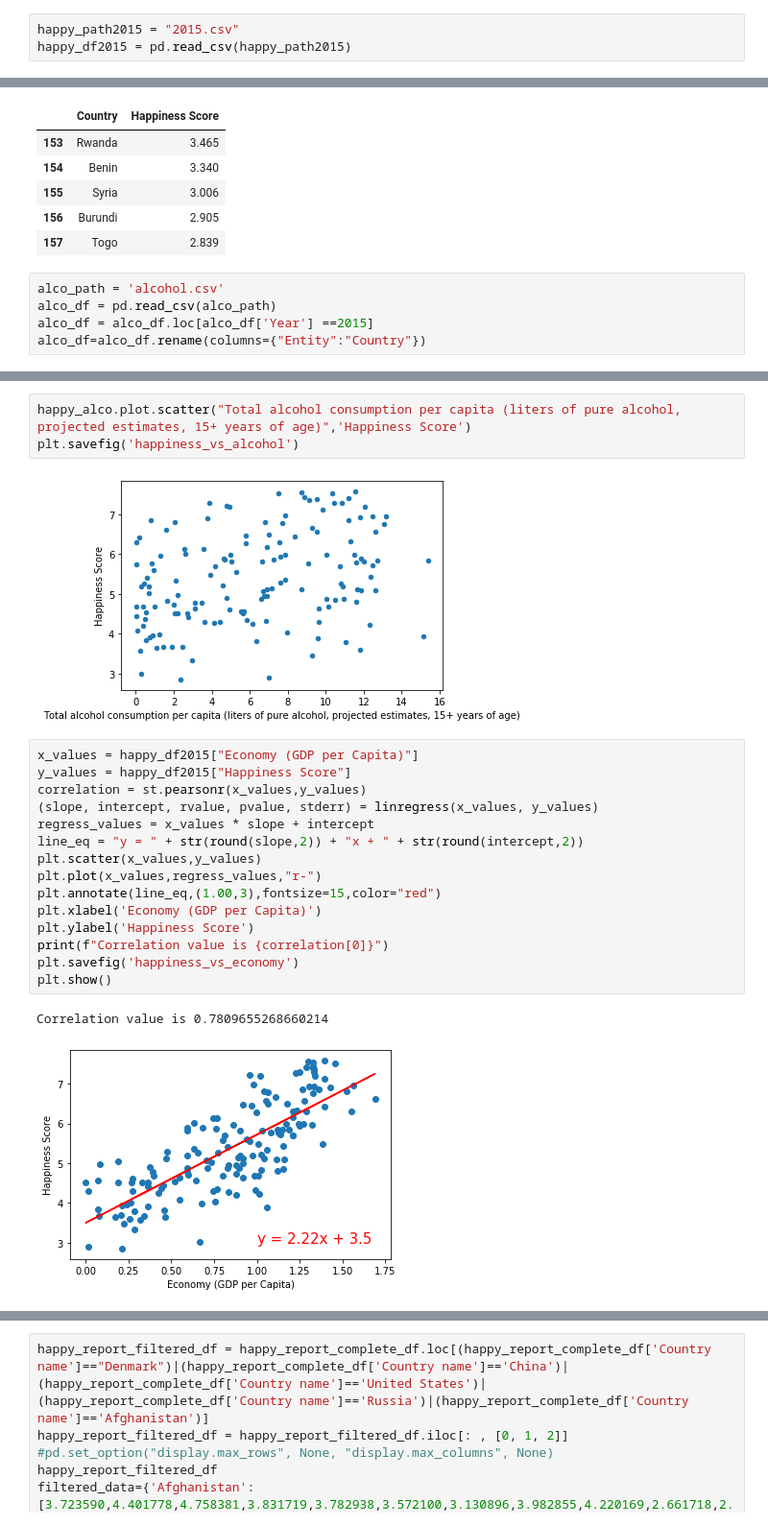
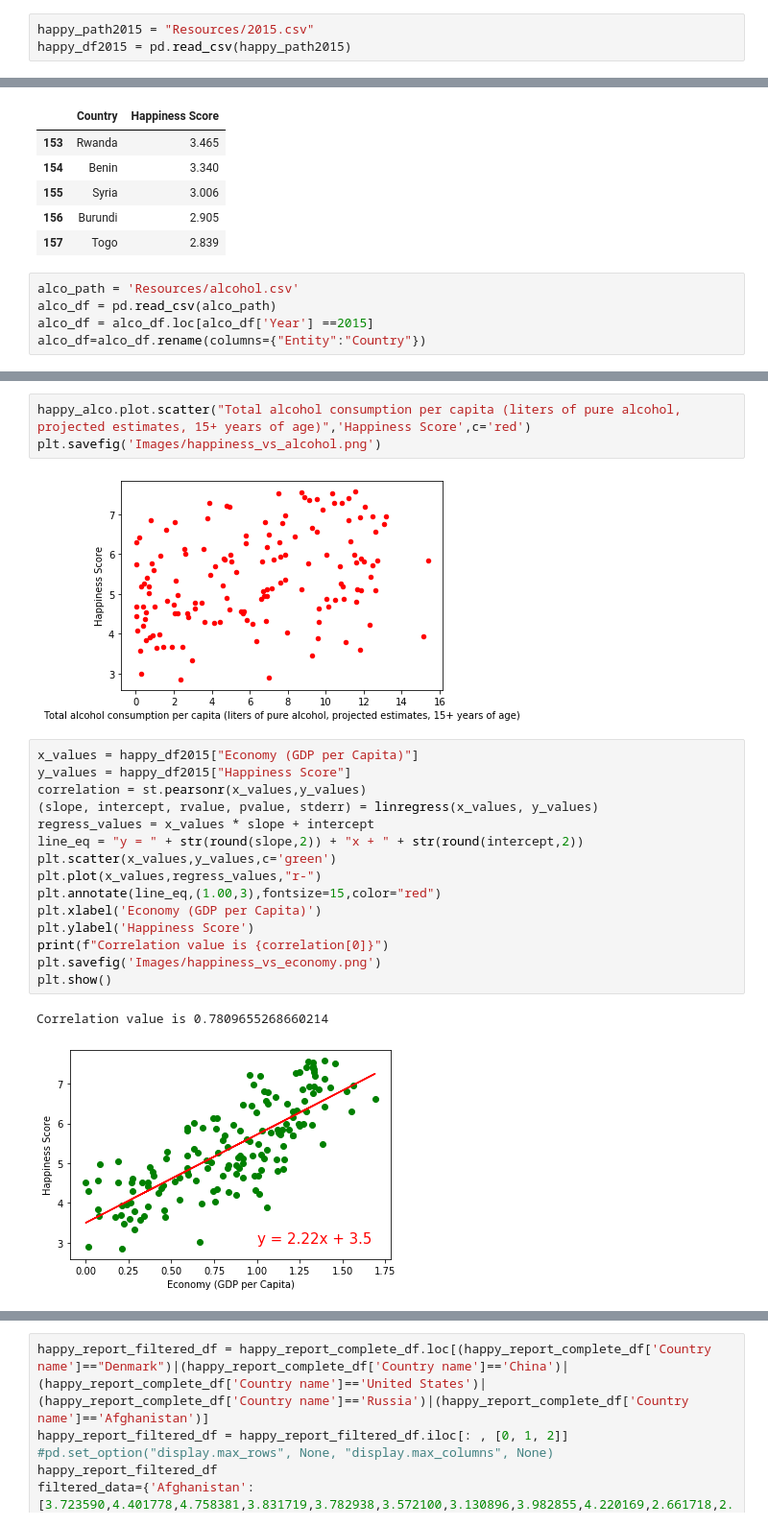
Before and after one commit to ryanmarshall80/project1, a Jupyter notebook: HappinessReport.ipynb, the cells around one changed output, grey strips where cells are left out. Shown at 96% size. Cells and saved outputs as stored; diff of their text form.

```diff
--- a/HappinessReport.ipynb
+++ b/HappinessReport.ipynb
@@ -8,6 +8,6 @@ import requests
 import scipy.stats as st
 from scipy.stats import linregress
 # %%
-happy_path2015 = "2015.csv"
+happy_path2015 = "Resources/2015.csv"
 happy_df2015 = pd.read_csv(happy_path2015)
 # %%
@@ -41,7 +41,7 @@ happy_df2015[['Country','Happiness Score']].tail()
 | 156 | Burundi | 2.905 |
 | 157 | Togo | 2.839 |
 # %%
-alco_path = 'alcohol.csv'
+alco_path = 'Resources/alcohol.csv'
 alco_df = pd.read_csv(alco_path)
 alco_df = alco_df.loc[alco_df['Year'] ==2015]
 alco_df=alco_df.rename(columns={"Entity":"Country"})
@@ -63,26 +63,26 @@ happy_alco.corr()
 | Year | NaN | NaN | NaN | NaN | NaN | NaN | ... |
 | Total alcohol consumption per cap... | -0.334005 | 0.335273 | -0.151177 | 0.378159 | 0.490964 | 0.372068 | ... |
 # %%
-happy_alco.plot.scatter("Total alcohol consumption per capita (liters of pure alcohol, projected estimates, 15+ years of age)",'Happiness Score')
-plt.savefig('happiness_vs_alcohol')
+happy_alco.plot.scatter("Total alcohol consumption per capita (liters of pure alcohol, projected estimates, 15+ years of age)",'Happiness Score',c='red')
+plt.savefig('Images/happiness_vs_alcohol.png')
 # %% [output]
-[figure, old version]
+[figure, new version]
 # %%
 x_values = happy_df2015["Economy (GDP per Capita)"]
 y_values = happy_df2015["Happiness Score"]
 correlation = st.pearsonr(x_values,y_values)
 (slope, intercept, rvalue, pvalue, stderr) = linregress(x_values, y_values)
 regress_values = x_values * slope + intercept
 line_eq = "y = " + str(round(slope,2)) + "x + " + str(round(intercept,2))
-plt.scatter(x_values,y_values)
+plt.scatter(x_values,y_values,c='green')
 plt.plot(x_values,regress_values,"r-")
 plt.annotate(line_eq,(1.00,3),fontsize=15,color="red")
 plt.xlabel('Economy (GDP per Capita)')
 plt.ylabel('Happiness Score')
 print(f"Correlation value is {correlation[0]}")
-plt.savefig('happiness_vs_economy')
+plt.savefig('Images/happiness_vs_economy.png')
 plt.show()
 # %% [output]
 Correlation value is 0.7809655268660214
-[figure, old version]
+[figure, new version]
 # %%
```
Also changed, not shown: parts of 13 cells of this notebook, 16 other files.
